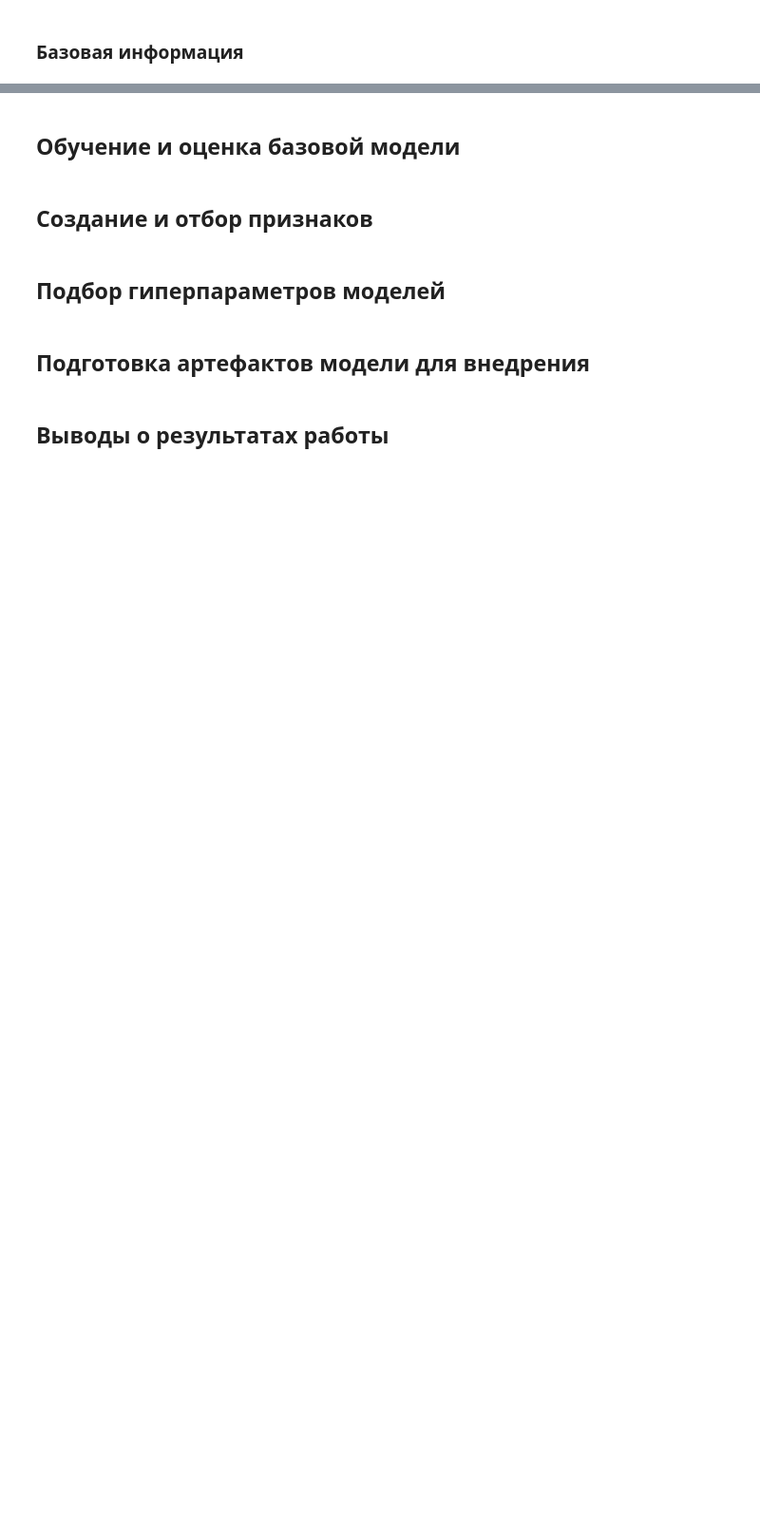
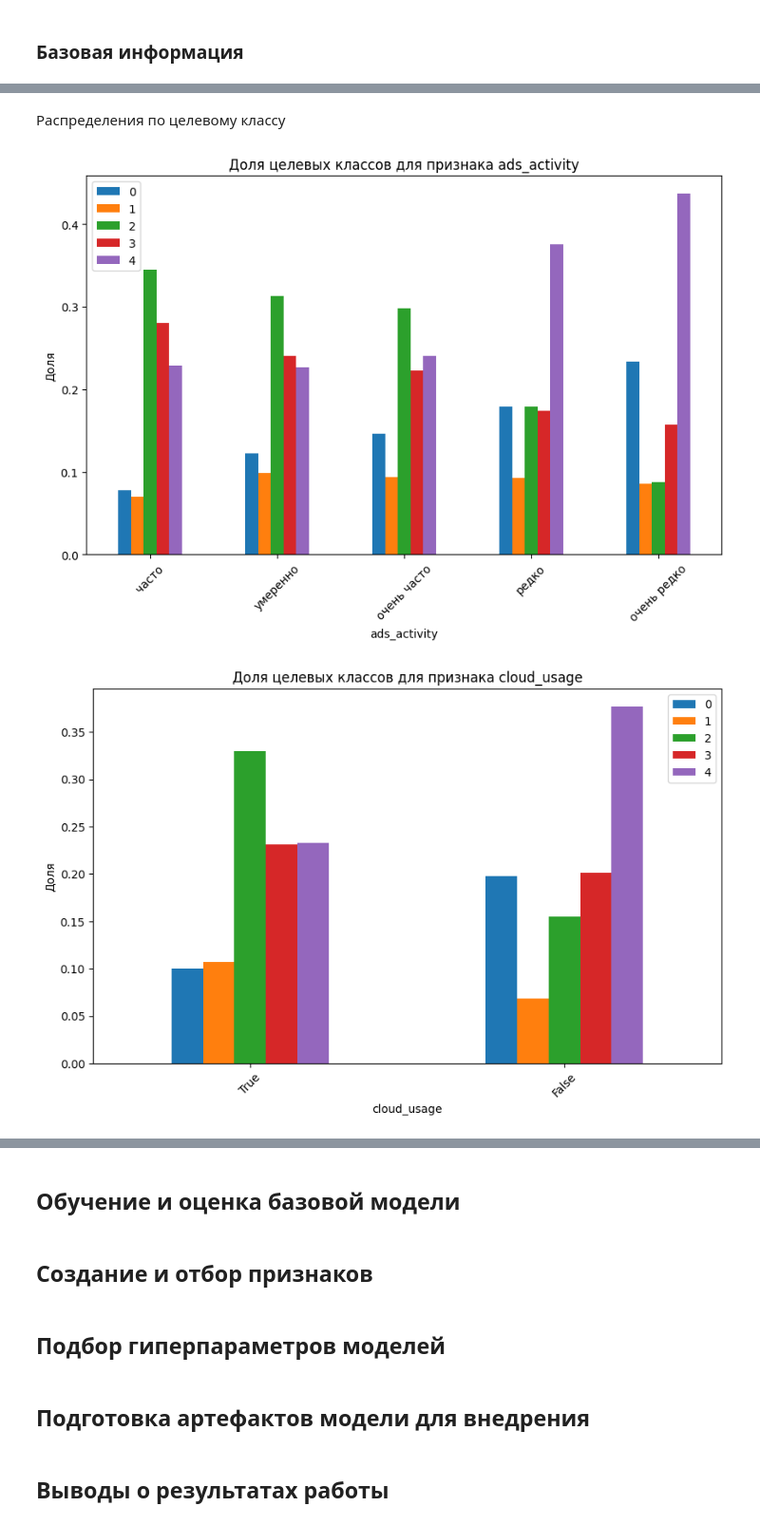
Before and after one commit to Plakhotniuk/practicum_ds, a Jupyter notebook: ml/multiclass_classification/project.ipynb, the cells around one changed output, grey strips where cells are left out. Shown at 95% size. Drawn from its saved outputs; the diff is of its cells as text; code cells hidden in the pictures; blank space fills up the shorter version.

```diff
--- a/ml/multiclass_classification/project.ipynb
+++ b/ml/multiclass_classification/project.ipynb
@@ -357,0 +465,6 @@ get_base_df_info(name, data[name])
+# %%
+data_frames = [df_users, df_ads_activity, df_cloud_usage, df_surf_depth, df_visits_agg, df_primary_device]
+names = ['users', 'ads_activity', 'cloud_usage', 'surf_depth', 'visits', 'primary_device']
+
+df = reduce(lambda left, right: pd.merge(left, right, on='user_id', how='outer'), data_frames)
+df.info()
@@ -357,0 +516,3 @@ get_base_df_info(name, data[name])
+# %%
+df = df.drop_duplicates()
+df.duplicated().sum()
@@ -357,0 +546,3 @@ get_base_df_info(name, data[name])
+# %%
+cat_cols_names, num_cols_names = get_cat_num_cols(df=df)
+cat_cols_names, num_cols_names
@@ -357,0 +558,30 @@ get_base_df_info(name, data[name])
+# %% [markdown]
+Распределения по целевому классу
+# %%
+def plot_bar_target_class(df: pd.DataFrame, target_name: str, cat_col: str, desired_order: Optional[list[str]] = None, sort_target: Optional[int] = None):
+    """Столбчатые диаграммы распрелелений по целевым классам для категориальных признаков"""
+
+    df_chain_unstack = df.groupby(cat_col)[target_name].value_counts(normalize=True).unstack(fill_value=0)
+
+    if sort_target is not None:
+        df_chain_unstack = df_chain_unstack.sort_values(by=sort_target)
+
+    if desired_order:
+        df_chain_unstack = df_chain_unstack.reindex(desired_order)
+
+    df_chain_unstack.plot(kind='bar', figsize=(10, 6),)
+
+    plt.title(f'Доля целевых классов для признака {cat_col}')
+    plt.ylabel('Доля')
+    plt.xlabel(cat_col)
+    plt.xticks(rotation=45)
+    plt.legend()
+
+    plt.show()
+# %%
+cat_cols_names = cat_cols_names[1:]
+for name in cat_cols_names:
+    plot_bar_target_class(df=df, target_name='age_category', cat_col=name, sort_target=0)
+# %% [output]
+[figure, added]
+[figure, added]
```
Also changed, not shown: parts of 77 cells of this notebook.
